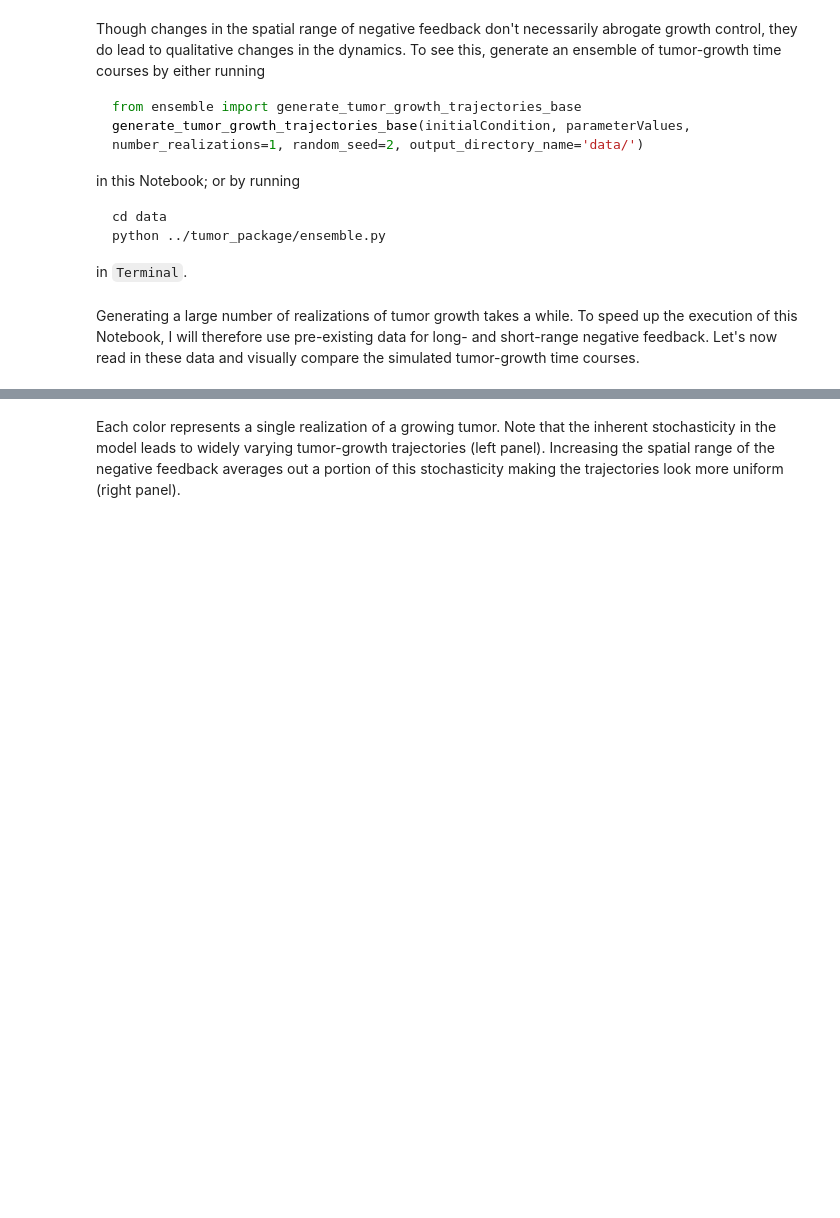
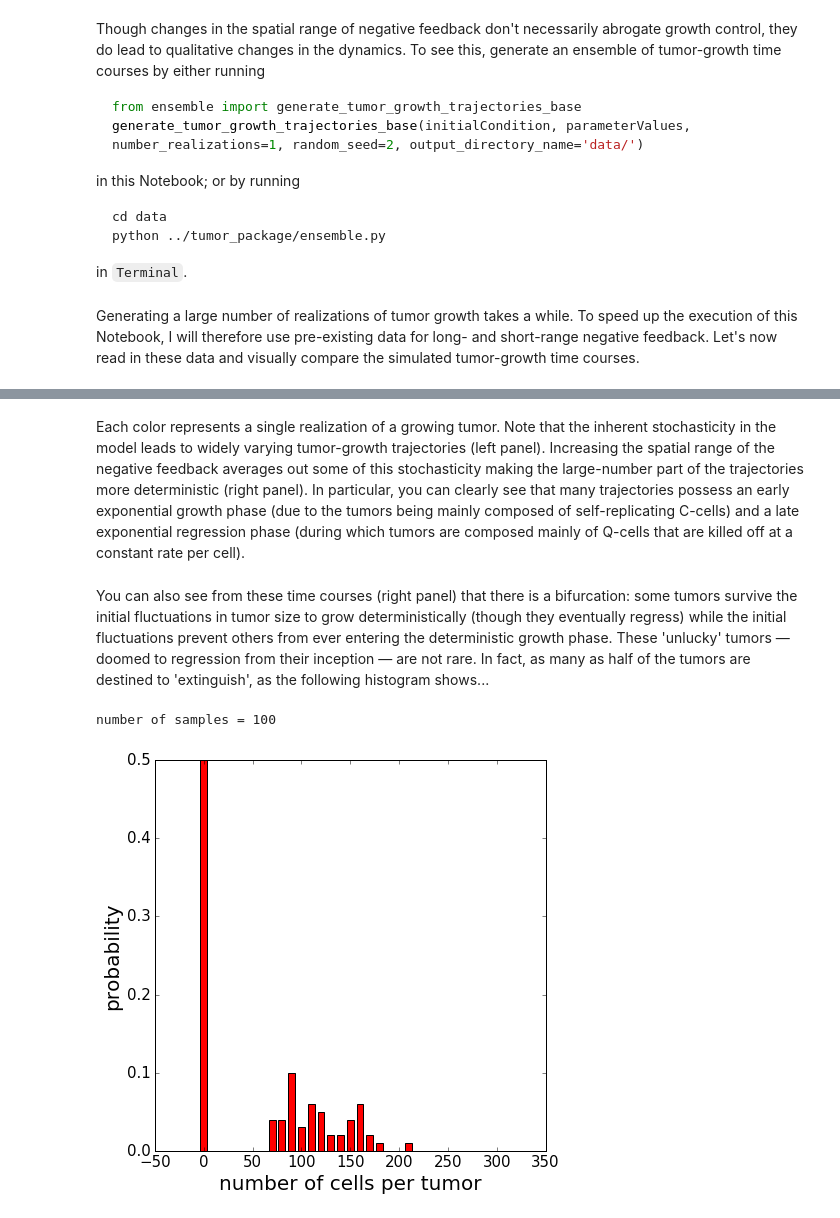
Before and after one commit to petermchale/tumor, a Jupyter notebook: demonstration.ipynb, the cells around one changed output, grey strips where cells are left out. Cells and saved outputs as stored; diff of their text form; code cells hidden in the pictures; blank space fills up the shorter version.

```diff
--- a/demonstration.ipynb
+++ b/demonstration.ipynb
@@ -162,2 +201,34 @@ plot_time_courses(thin(data_long, step) ,axis_number=2, title='long-range feedba
 # %% [markdown]
-Each color represents a single realization of a growing tumor. Note that the inherent stochasticity in the model leads to widely varying tumor-growth trajectories (left panel). Increasing the spatial range of the negative feedback averages out a portion of this stochasticity making the trajectories look more uniform (right panel).
+Each color represents a single realization of a growing tumor. Note that the inherent stochasticity in the model leads to widely varying tumor-growth trajectories (left panel). Increasing the spatial range of the negative feedback averages out some of this stochasticity making the large-number part of the trajectories more deterministic (right panel). In particular, you can clearly see that many trajectories possess an early exponential growth phase (due to the tumors being mainly composed of self-replicating C-cells) and a late exponential regression phase (during which tumors are composed mainly of Q-cells that are killed off at a constant rate per cell).
+# %% [markdown]
+You can also see from these time courses (right panel) that there is a bifurcation: some tumors survive the initial fluctuations in tumor size to grow deterministically (though they eventually regress) while the initial fluctuations prevent others from ever entering the deterministic growth phase. These 'unlucky' tumors &mdash; doomed to regression from their inception &mdash; are not rare. In fact, as many as half of the tumors are destined to 'extinguish', as the following histogram shows...
+# %%
+# plot distribution of number of cells per tumor at a single time point
+
+def plot_distribution(data, bin_width=10, time_at_which_to_plot_histogram=14):
+
+    import numpy as np
+
+    index_at_which_to_plot_histogram = (np.abs(data.time_points[0, :] - time_at_which_to_plot_histogram)).argmin()
+    total_number_cells_at_time_point = data.total_number_cells[:, index_at_which_to_plot_histogram]
+
+    fig = plt.figure(figsize=(7, 7), facecolor='w')
+    ax = fig.add_subplot(111)
+    x_max = max(data.total_number_cells.flatten()) + 2*bin_width
+    bin_edges = np.arange(-0.5*bin_width, x_max, bin_width)
+    counts = np.histogram(total_number_cells_at_time_point, bin_edges)[0]
+    counts = np.array(counts)
+    probabilities = counts/float(sum(counts))
+    rectangle_width = 0.7 * bin_width
+    bin_centers = 0.5 * (bin_edges[:-1] + bin_edges[1:])
+    rectangle_left_edges = bin_centers - 0.5*rectangle_width
+    ax.bar(left=rectangle_left_edges, height=probabilities, width=rectangle_width, color='red')
+    ax.set_xlabel('number of cells per tumor', fontsize=fontsize)
+    ax.set_ylabel('probability', fontsize=fontsize)
+    ax.tick_params(axis='both', which='major', labelsize=fontsize_tick)
+    print('number of samples = ' + str(len(total_number_cells_at_time_point)))
+
+plot_distribution(data_long)
+# %% [output]
+number of samples = 100
+[figure, added]
```
Also changed, not shown: parts of 7 cells of this notebook, 1 other file.
